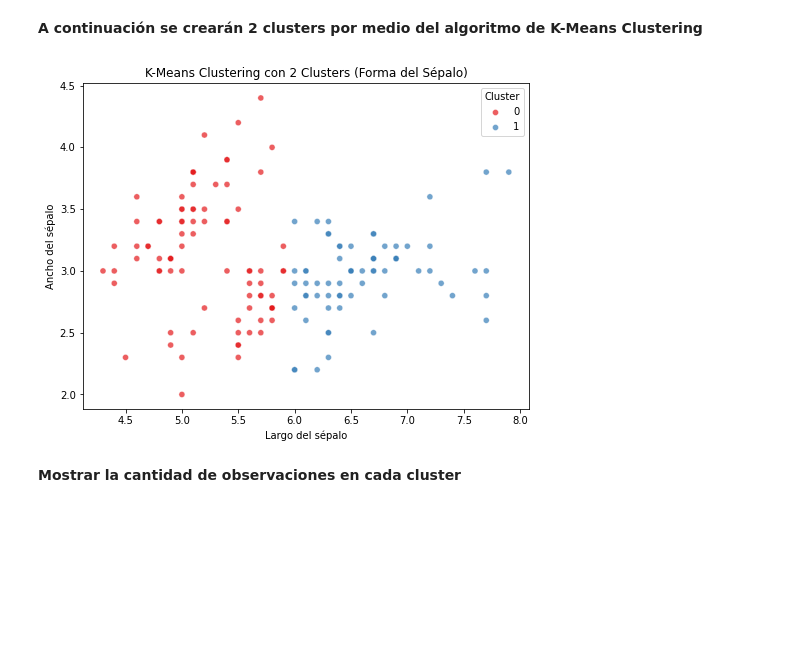
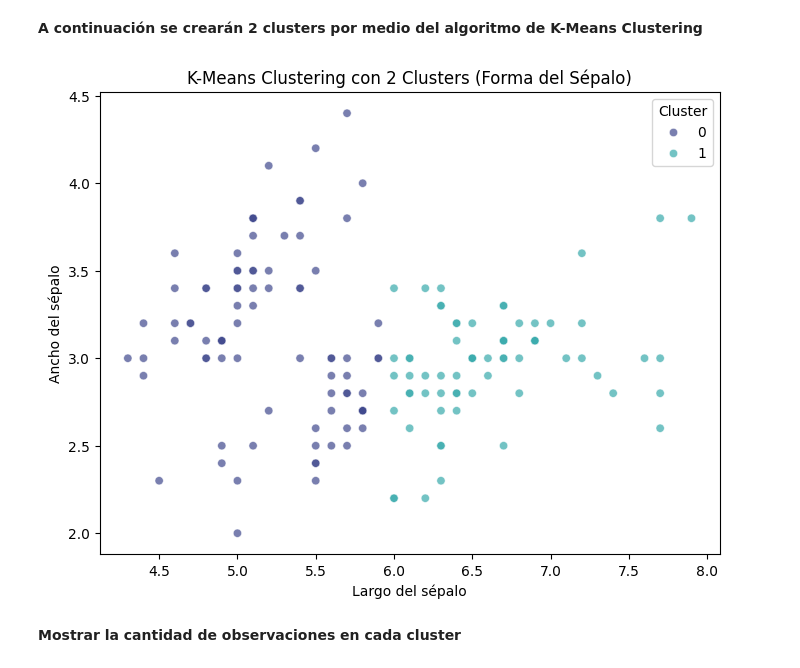
Before and after one commit to alee2602/HDT2-DM, a Jupyter notebook: main.ipynb, the cells around one changed output. Cells and saved outputs as stored; diff of their text form; code cells hidden in the pictures; blank space fills up the shorter version.

```diff
--- a/main.ipynb
+++ b/main.ipynb
@@ -93,20 +93,20 @@ plt.show()
 # %%
 from sklearn.cluster import KMeans
 
 # Aplicar K-Means con 2 clusters
 kmeans = KMeans(n_clusters=2, random_state=42, n_init=10)
 data["cluster_2"] = kmeans.fit_predict(data[["sepal_length", "sepal_width"]])
 
 # Graficar los resultados
 plt.figure(figsize=(8, 6))
-sns.scatterplot(x=data["sepal_length"], y=data["sepal_width"], hue=data["cluster_2"], palette="Set1", alpha=0.7)
+sns.scatterplot(x=data["sepal_length"], y=data["sepal_width"], hue=data["cluster_2"], palette="mako", alpha=0.7)
 plt.xlabel("Largo del sépalo")
 plt.ylabel("Ancho del sépalo")
 plt.title("K-Means Clustering con 2 Clusters (Forma del Sépalo)")
 plt.legend(title="Cluster")
 plt.show()
 # %% [output]
-[figure, old version]
+[figure, new version]
 # %% [markdown]
 **Mostrar la cantidad de observaciones en cada cluster**
 # %%
```
Also changed, not shown: parts of 23 cells of this notebook.
